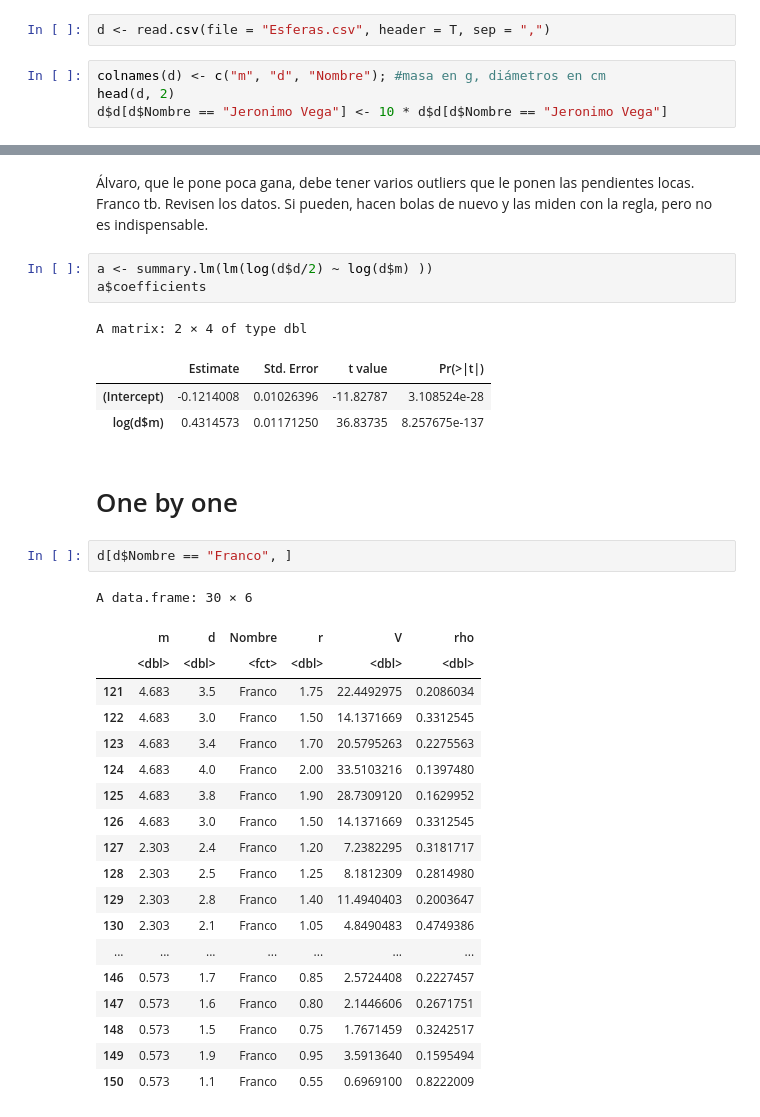
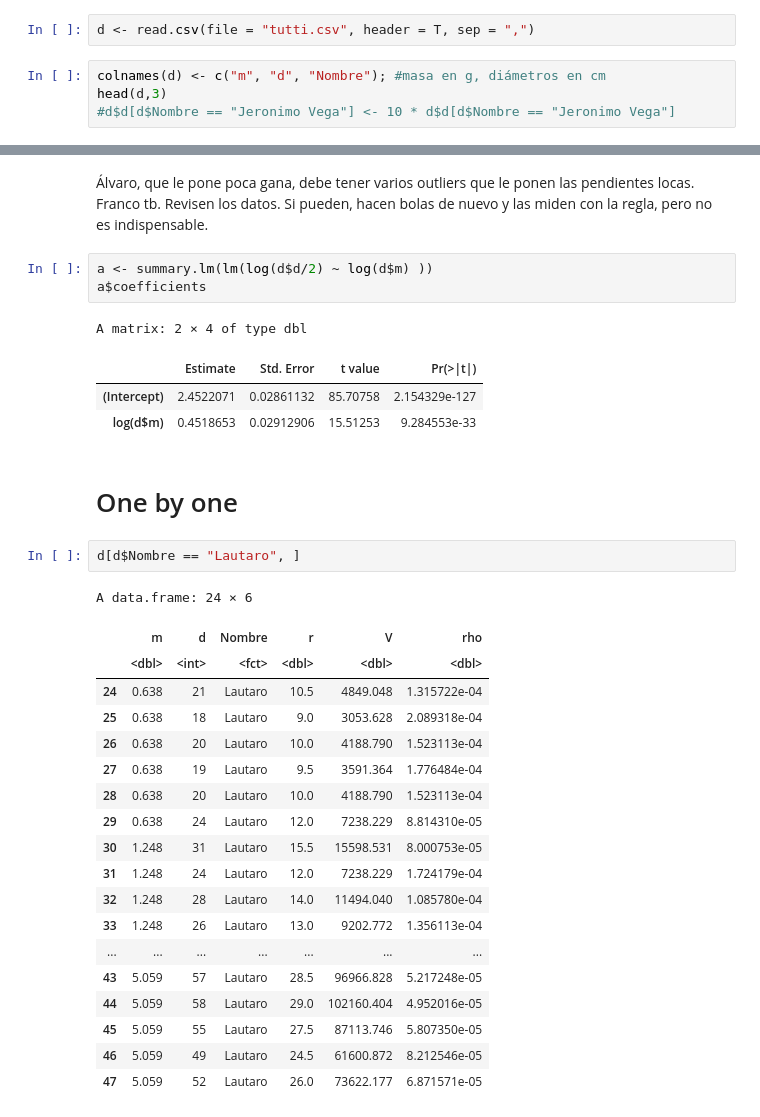
Before and after one commit to juanpabloderosas/FexpI, a Jupyter notebook: Análisis de Datos/Labo4/AnDatosLabo.ipynb, the cells around one changed output, grey strips where cells are left out. Cells and saved outputs as stored; diff of their text form.

```diff
--- a/Análisis de Datos/Labo4/AnDatosLabo.ipynb
+++ b/Análisis de Datos/Labo4/AnDatosLabo.ipynb
@@ -46,9 +46,9 @@ Voy a hacer una tabla para cada persona (así pueden comparar con sus propios re
 
 Buena suerte!
 # %%
-d <- read.csv(file = "Esferas.csv", header = T, sep = ",")
+d <- read.csv(file = "tutti.csv", header = T, sep = ",")
 # %%
 colnames(d) <- c("m", "d", "Nombre"); #masa en g, diámetros en cm
-head(d, 2)
-d$d[d$Nombre == "Jeronimo Vega"] <- 10 * d$d[d$Nombre == "Jeronimo Vega"]
+head(d,3)
+#d$d[d$Nombre == "Jeronimo Vega"] <- 10 * d$d[d$Nombre == "Jeronimo Vega"]
 # %% [output]
@@ -179,32 +167,32 @@ a$coefficients
 # %% [output]
 A matrix: 2 × 4 of type dbl
 |  | Estimate | Std. Error | t value | Pr(>|t|) |
-| (Intercept) | -0.1214008 | 0.01026396 | -11.82787 | 3.108524e-28 |
-| log(d$m) | 0.4314573 | 0.01171250 | 36.83735 | 8.257675e-137 |
+| (Intercept) | 2.4522071 | 0.02861132 | 85.70758 | 2.154329e-127 |
+| log(d$m) | 0.4518653 | 0.02912906 | 15.51253 | 9.284553e-33 |
 # %% [markdown]
 # One by one
 # %%
-d[d$Nombre == "Franco", ]
+d[d$Nombre == "Lautaro", ]
 # %% [output]
-A data.frame: 30 × 6
+A data.frame: 24 × 6
 |  | m | d | Nombre | r | V | rho |
-|  | <dbl> | <dbl> | <fct> | <dbl> | <dbl> | <dbl> |
-| 121 | 4.683 | 3.5 | Franco | 1.75 | 22.4492975 | 0.2086034 |
-| 122 | 4.683 | 3.0 | Franco | 1.50 | 14.1371669 | 0.3312545 |
-| 123 | 4.683 | 3.4 | Franco | 1.70 | 20.5795263 | 0.2275563 |
-| 124 | 4.683 | 4.0 | Franco | 2.00 | 33.5103216 | 0.1397480 |
-| 125 | 4.683 | 3.8 | Franco | 1.90 | 28.7309120 | 0.1629952 |
-| 126 | 4.683 | 3.0 | Franco | 1.50 | 14.1371669 | 0.3312545 |
-| 127 | 2.303 | 2.4 | Franco | 1.20 | 7.2382295 | 0.3181717 |
-| 128 | 2.303 | 2.5 | Franco | 1.25 | 8.1812309 | 0.2814980 |
-| 129 | 2.303 | 2.8 | Franco | 1.40 | 11.4940403 | 0.2003647 |
-| 130 | 2.303 | 2.1 | Franco | 1.05 | 4.8490483 | 0.4749386 |
+|  | <dbl> | <int> | <fct> | <dbl> | <dbl> | <dbl> |
+| 24 | 0.638 | 21 | Lautaro | 10.5 | 4849.048 | 1.315722e-04 |
+| 25 | 0.638 | 18 | Lautaro | 9.0 | 3053.628 | 2.089318e-04 |
+| 26 | 0.638 | 20 | Lautaro | 10.0 | 4188.790 | 1.523113e-04 |
+| 27 | 0.638 | 19 | Lautaro | 9.5 | 3591.364 | 1.776484e-04 |
+| 28 | 0.638 | 20 | Lautaro | 10.0 | 4188.790 | 1.523113e-04 |
+| 29 | 0.638 | 24 | Lautaro | 12.0 | 7238.229 | 8.814310e-05 |
+| 30 | 1.248 | 31 | Lautaro | 15.5 | 15598.531 | 8.000753e-05 |
+| 31 | 1.248 | 24 | Lautaro | 12.0 | 7238.229 | 1.724179e-04 |
+| 32 | 1.248 | 28 | Lautaro | 14.0 | 11494.040 | 1.085780e-04 |
+| 33 | 1.248 | 26 | Lautaro | 13.0 | 9202.772 | 1.356113e-04 |
 | ... | ... | ... | ... | ... | ... | ... |
-| 146 | 0.573 | 1.7 | Franco | 0.85 | 2.5724408 | 0.2227457 |
-| 147 | 0.573 | 1.6 | Franco | 0.80 | 2.1446606 | 0.2671751 |
-| 148 | 0.573 | 1.5 | Franco | 0.75 | 1.7671459 | 0.3242517 |
-| 149 | 0.573 | 1.9 | Franco | 0.95 | 3.5913640 | 0.1595494 |
-| 150 | 0.573 | 1.1 | Franco | 0.55 | 0.6969100 | 0.8222009 |
+| 43 | 5.059 | 57 | Lautaro | 28.5 | 96966.828 | 5.217248e-05 |
+| 44 | 5.059 | 58 | Lautaro | 29.0 | 102160.404 | 4.952016e-05 |
+| 45 | 5.059 | 55 | Lautaro | 27.5 | 87113.746 | 5.807350e-05 |
+| 46 | 5.059 | 49 | Lautaro | 24.5 | 61600.872 | 8.212546e-05 |
+| 47 | 5.059 | 52 | Lautaro | 26.0 | 73622.177 | 6.871571e-05 |
 # %%
 ggplot(data = d) +
 geom_point(aes(y = Nombre, x = r)) +
```
Also changed, not shown: parts of 10 cells of this notebook, 1 other file.
